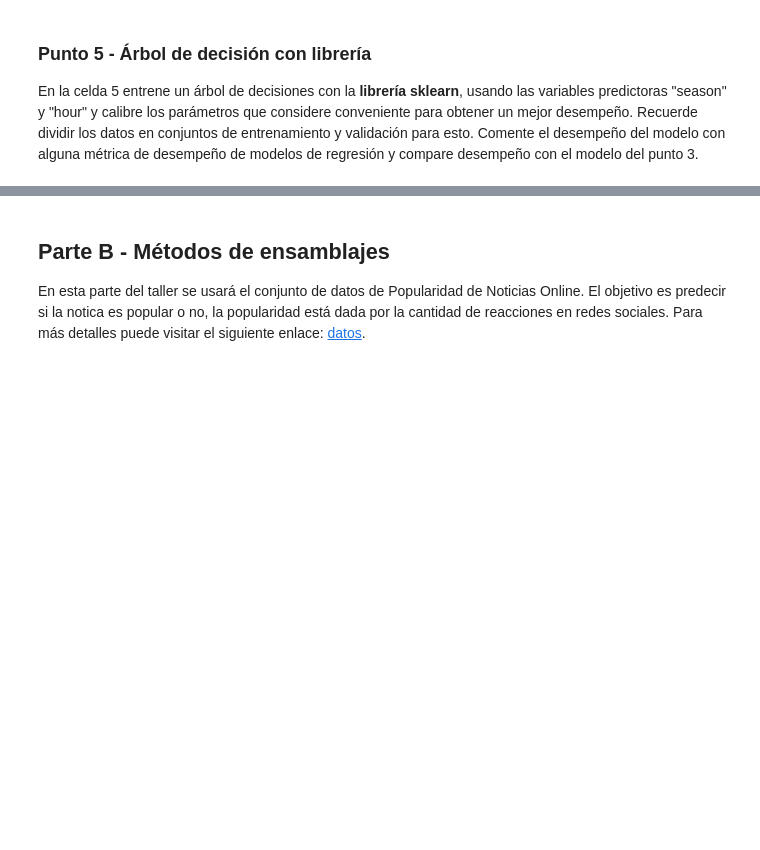
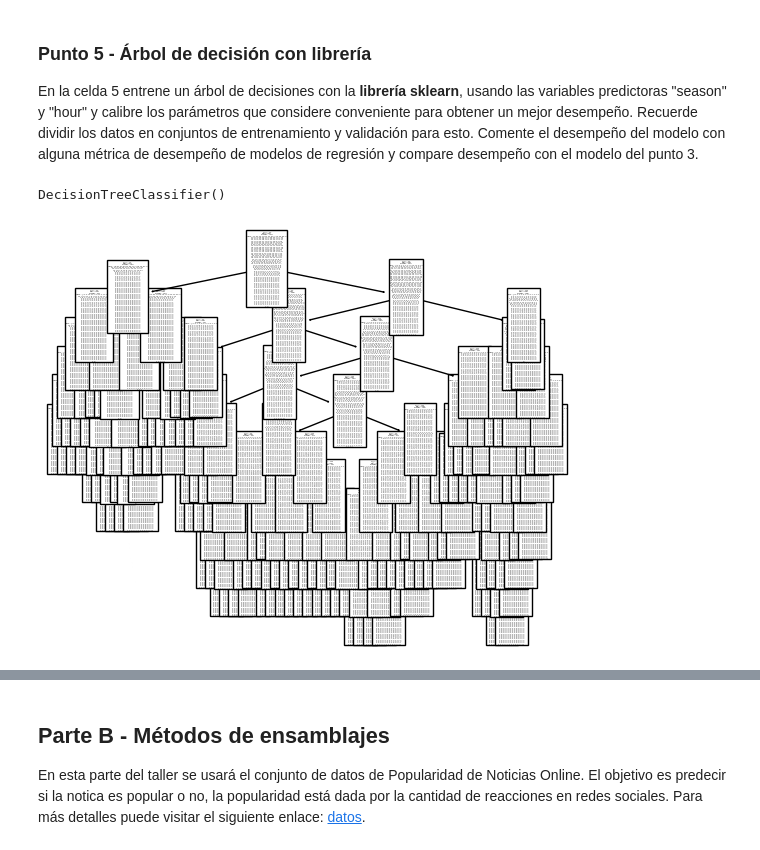
Before and after one commit to vcolonnas25/Maestria, a Jupyter notebook: Semana 1/S1TC1_arboles_ensamblajes.ipynb, the cells around one changed output, grey strips where cells are left out. Drawn from its saved outputs; the diff is of its cells as text; code cells hidden in the pictures; blank space fills up the shorter version.

```diff
--- a/Semana 1/S1TC1_arboles_ensamblajes.ipynb
+++ b/Semana 1/S1TC1_arboles_ensamblajes.ipynb
@@ -227,0 +245,14 @@ En la celda 5 entrene un árbol de decisiones con la **librería sklearn**, usan
+# %%
+# Celda 5
+
+# Choose your test size to split between training and testing sets:
+XTrain, XTest, yTrain, yTest = train_test_split(data.loc[:,data.columns != 'total'], data['total'],test_size=0.33, random_state=0)
+clfTree = DecisionTreeClassifier()
+clfTree.fit(XTrain, yTrain)
+# %% [output]
+DecisionTreeClassifier()
+# %%
+plot_tree(clfTree)
+plt.show()
+# %% [output]
+[figure, added]
```
Also changed, not shown: parts of 21 cells of this notebook.
